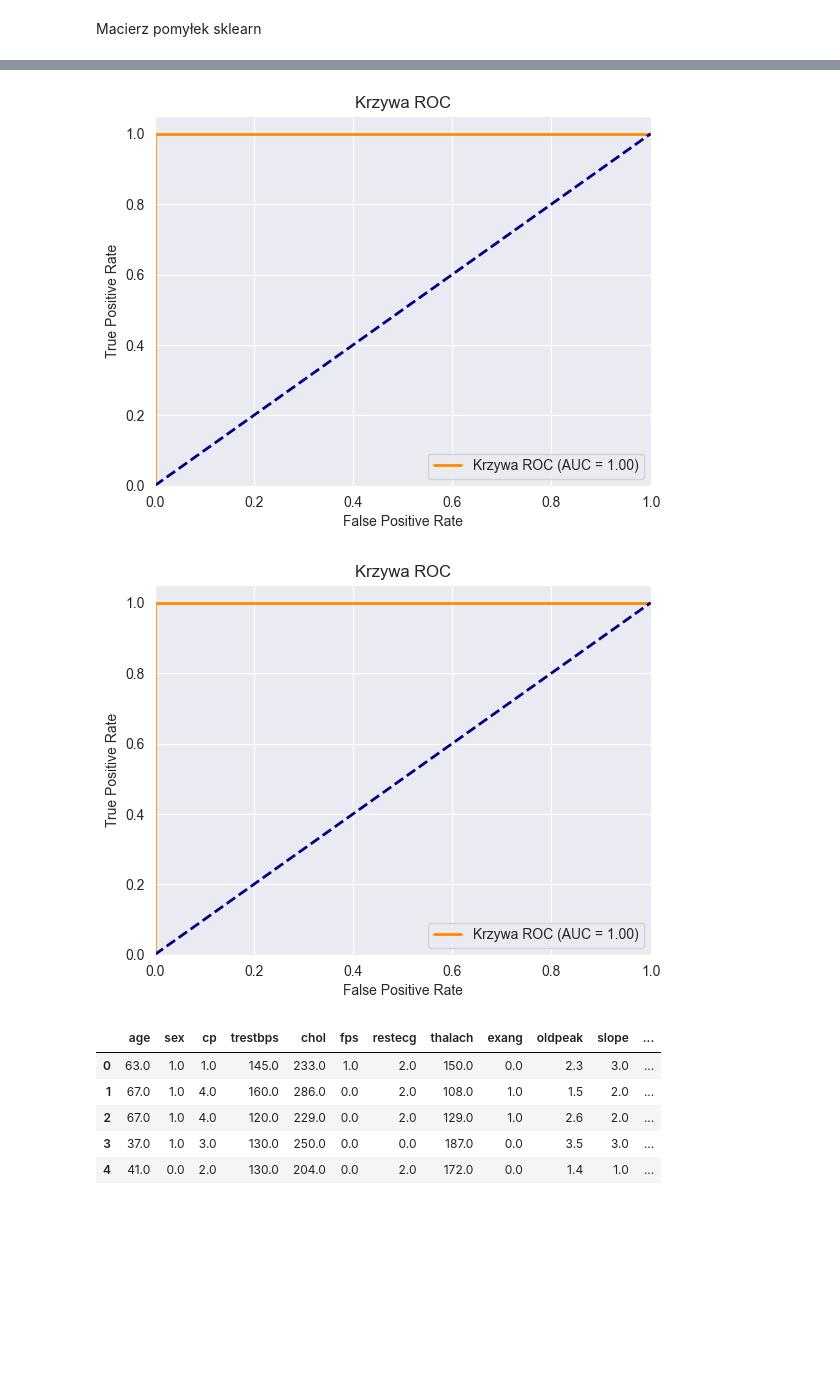
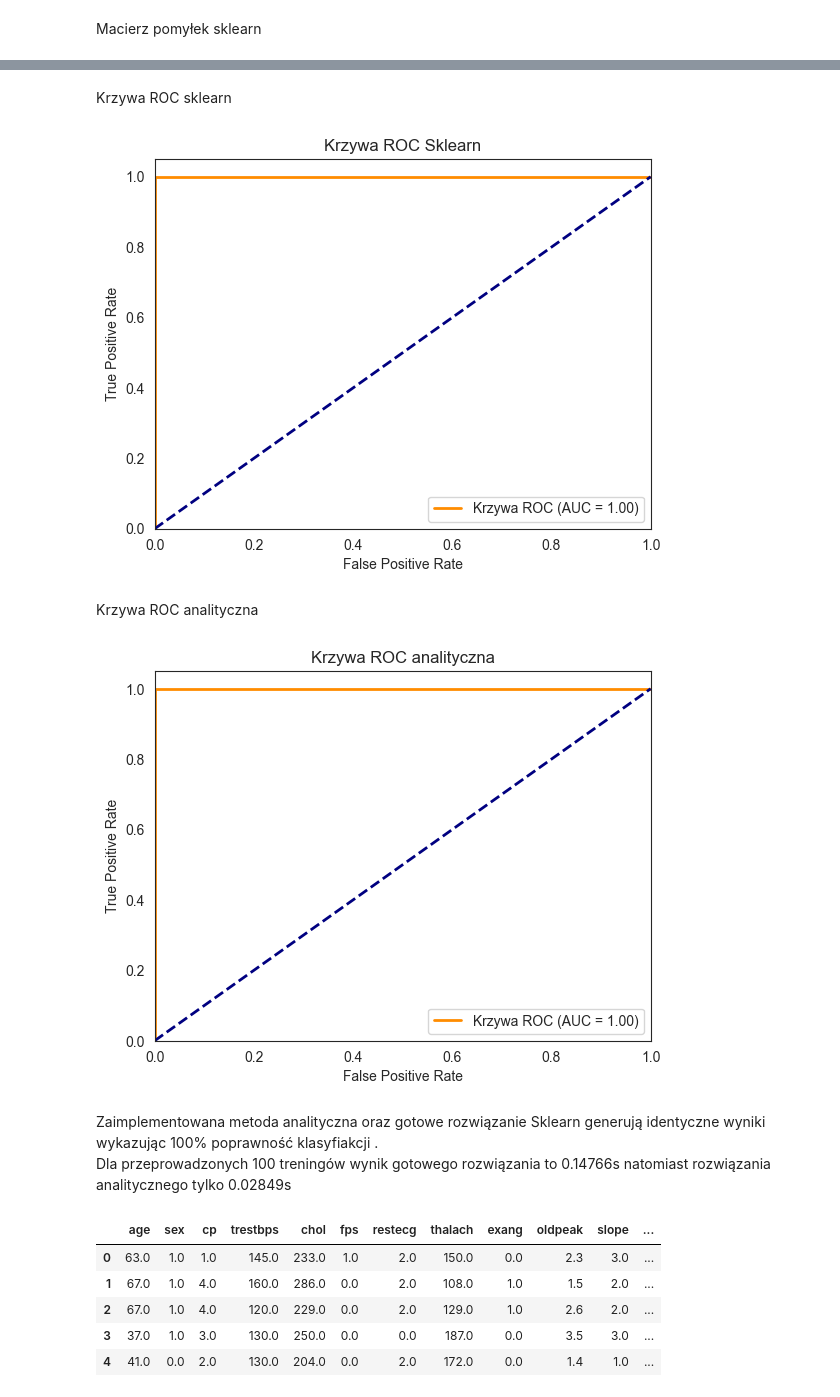
Before and after one commit to Dert14/PUM_L2, a Jupyter notebook: lab_2/lab2_3.ipynb, the cells around one changed output, grey strips where cells are left out. Saved outputs shown, nothing was run; the diff lists cells and outputs as text; code cells hidden in the pictures; blank space fills up the shorter version.

```diff
--- a/lab_2/lab2_3.ipynb
+++ b/lab_2/lab2_3.ipynb
@@ -60,17 +63,16 @@ num_rows = syn1_train_x.shape[0]
 ones_column = np.ones((num_rows, 1))
 X = np.hstack((ones_column, syn1_train_x))
 d = X.shape[1]
-A = ALFA*np.identity(d)
-teta_A = np.linalg.inv(X.T@X+A)@X.T@syn1_train_t
-print(teta_A)
+start = time.time()
+for _ in range(100):
+    A = ALFA*np.identity(d)
+    teta_A = np.linalg.inv(X.T@X+A)@X.T@syn1_train_t
+end = time.time()
+print(f"Czas obliczeń implementacji analityczna = {end - start}")
 A_A = -teta_A[1]/teta_A[2]
 B_A = -teta_A[0]/ teta_A[2]
 xs_A = np.array([0, 1])
 ys_A = xs_A*A_A+B_A
-
-syn1_test_y_A = []
 result_A = X_test@teta_A
-print(result_A.shape)
-
 syn1_test_y_A = [-1 if res <= 0 else 1 for res in result_A]
 # %% [output]
@@ -92,6 +106,7 @@ plt.show()
 # %% [markdown]
 Macierz pomyłek sklearn
 # %%
+sns.set_style("white")
 cm_S = confusion_matrix(syn1_test_t, syn1_test_y)
 disp = ConfusionMatrixDisplay(confusion_matrix=cm_S)
 disp.plot()
@@ -180,9 +206,12 @@ from sklearn.preprocessing import PolynomialFeatures
 poly = PolynomialFeatures(degree=3, include_bias=False)
 X_poly_S = poly.fit_transform(syn2_train_x)
 X_poly_test_S = poly.fit_transform(syn2_test_x)
-clf = RidgeClassifier(alpha=1.0).fit(X_poly_S, syn2_train_t)
+start = time.time()
+for _ in range(100):
+    clf = RidgeClassifier(alpha=1.0).fit(X_poly_S, syn2_train_t)
+end = time.time()
+print(f"Czas obliczeń implementacji Sklearn = {end - start}")
 syn2_test_y_S = clf.predict(X_poly_test_S)
-
 result_S = clf.decision_function(X_poly_test_S)
 xx, yy = np.meshgrid(np.arange(-1.5, 2.5, 0.01),
                      np.arange(-1.0, 1.5, 0.01))
@@ -203,23 +235,19 @@ ALFA = 1.0
 poly = PolynomialFeatures(degree=3, include_bias=True)
 X = poly.fit_transform(syn2_train_x)
 X_test = poly.fit_transform(syn2_test_x)
-
-
 d = X.shape[1]
-A = ALFA*np.identity(d)
-teta_A = np.linalg.inv(X.T@X+A)@X.T@syn2_train_t
-
-syn1_test_y_A = []
+start = time.time()
+for _ in range(100):
+    A = ALFA*np.identity(d)
+    teta_A = np.linalg.inv(X.T@X+A)@X.T@syn2_train_t
+end = time.time()
+print(f"Czas obliczeń implementacji analitycznej = {end - start}")
 result_A = X_test@teta_A
-
 syn2_test_y_A = [-1 if res <= 0 else 1 for res in result_A]
-
-
 xx, yy = np.meshgrid(np.arange(-1.5, 2.5, 0.01),
                      np.arange(-1.0, 1.5, 0.01))
 Z = poly.transform(np.c_[xx.ravel(), yy.ravel()])
 Z_P = Z@teta_A
-print(Z_P)
 Z = np.array([-1 if res <= 0 else 1 for res in Z_P])
 Z = Z.reshape(xx.shape)
 plt.scatter(syn2_test_x_k1[:,0], syn2_test_x_k1[:,1])
@@ -274,3 +303,5 @@ print(specificity)
+# %% [markdown]
+Krzywa ROC sklearn
 # %%
 fpr, tpr, thresholds = roc_curve(syn2_test_t, result_S)
 roc_auc = auc(fpr, tpr)
@@ -282,27 +313,32 @@ plt.xlim([0.0, 1.0])
 plt.ylim([0.0, 1.05])
 plt.xlabel('False Positive Rate')
 plt.ylabel('True Positive Rate')
-plt.title('Krzywa ROC')
+plt.title('Krzywa ROC Sklearn')
 plt.legend(loc="lower right")
 plt.show()
 # %% [output]
-[figure, old version]
+[figure, new version]
+# %% [markdown]
+Krzywa ROC analityczna
 # %%
 fpr, tpr, thresholds = roc_curve(syn2_test_t, result_A)
 roc_auc = auc(fpr, tpr)
 
 plt.figure()
 plt.plot(fpr, tpr, color='darkorange', lw=2, label='Krzywa ROC (AUC = %0.2f)' % roc_auc)
 plt.plot([0, 1], [0, 1], color='navy', lw=2, linestyle='--')
 plt.xlim([0.0, 1.0])
 plt.ylim([0.0, 1.05])
 plt.xlabel('False Positive Rate')
 plt.ylabel('True Positive Rate')
-plt.title('Krzywa ROC')
+plt.title('Krzywa ROC analityczna')
 plt.legend(loc="lower right")
 plt.show()
 # %% [output]
-[figure, old version]
+[figure, new version]
+# %% [markdown]
+Zaimplementowana metoda analityczna oraz gotowe rozwiązanie Sklearn generują identyczne wyniki wykazując 100% poprawność klasyfiakcji .\
+Dla przeprowadzonych 100 treningów wynik gotowego rozwiązania to 0.14766s natomiast rozwiązania analitycznego tylko 0.02849s
 # %%
 column_names = ['age', 'sex', 'cp', 'trestbps', 'chol', 'fps', 'restecg',
                 'thalach', 'exang', 'oldpeak', 'slope', 'ca', 'thal', 'num']
```
Also changed, not shown: parts of 81 cells of this notebook.
